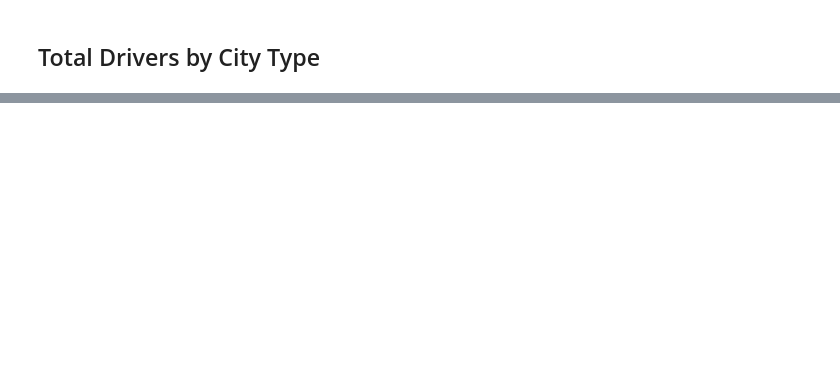
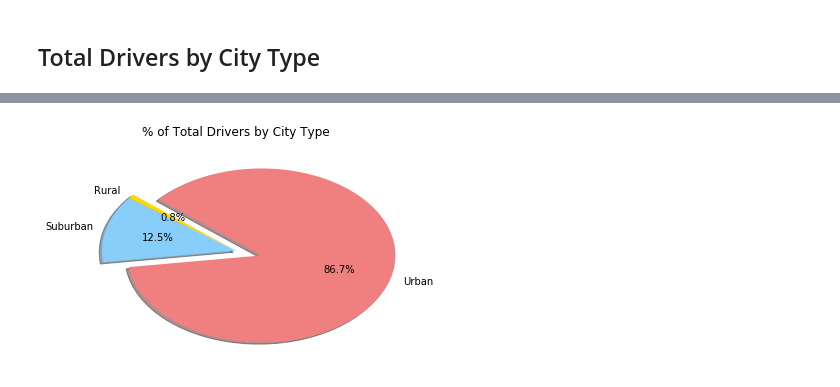
Before and after one commit to roricooper/matplotlib-data-challenge, a Jupyter notebook: pyber.ipynb, the cells around one changed output, grey strips where cells are left out. Saved outputs shown, nothing was run; the diff lists cells and outputs as text; code cells hidden in the pictures; blank space fills up the shorter version.

```diff
--- a/pyber.ipynb
+++ b/pyber.ipynb
@@ -138,0 +168,32 @@ plt.show()
+# %%
+# Calculate Driver Percents
+city_type_total_drivers = pd.DataFrame(data_merged.groupby(["city","type"]).sum())
+city_type_total_drivers = pd.DataFrame(data_merged.groupby(["type"]).sum()["driver_count"])
+city_type_total_drivers.columns = ["total_drivers"]
+#city_type_total_drivers
+drivers_total = city_type_total_drivers["total_drivers"].sum()
+#drivers_total
+rural_drivers = city_type_total_drivers["total_drivers"].loc["Rural"]
+#rural_drivers
+suburban_drivers = city_type_total_drivers["total_drivers"].loc["Suburban"]
+#suburban_drivers
+urban_drivers = city_type_total_drivers["total_drivers"].loc["Urban"]
+#urban_drivers
+
+# Build Pie Chart
+labels = ["Rural", "Suburban", "Urban"]
+sizes = [rural_drivers, suburban_drivers, urban_drivers]
+colors = [city_color[n] for n in labels]
+explode = (0, 0, 0.2)
+plt.pie(sizes, explode=explode, labels=labels, colors=colors,
+        autopct="%1.1f%%", shadow=True, startangle=140)
+plt.title('% of Total Drivers by City Type')
+
+
+# Save Figure
+fig4= plt.gcf()
+plt.draw()
+plt.show()
+fig4.savefig("Percent_of_Total_Drivers_by_City_Type.png",dpi=100)
+# %% [output]
+[figure, added]
```
Also changed, not shown: parts of 11 cells of this notebook, 6 other files.
